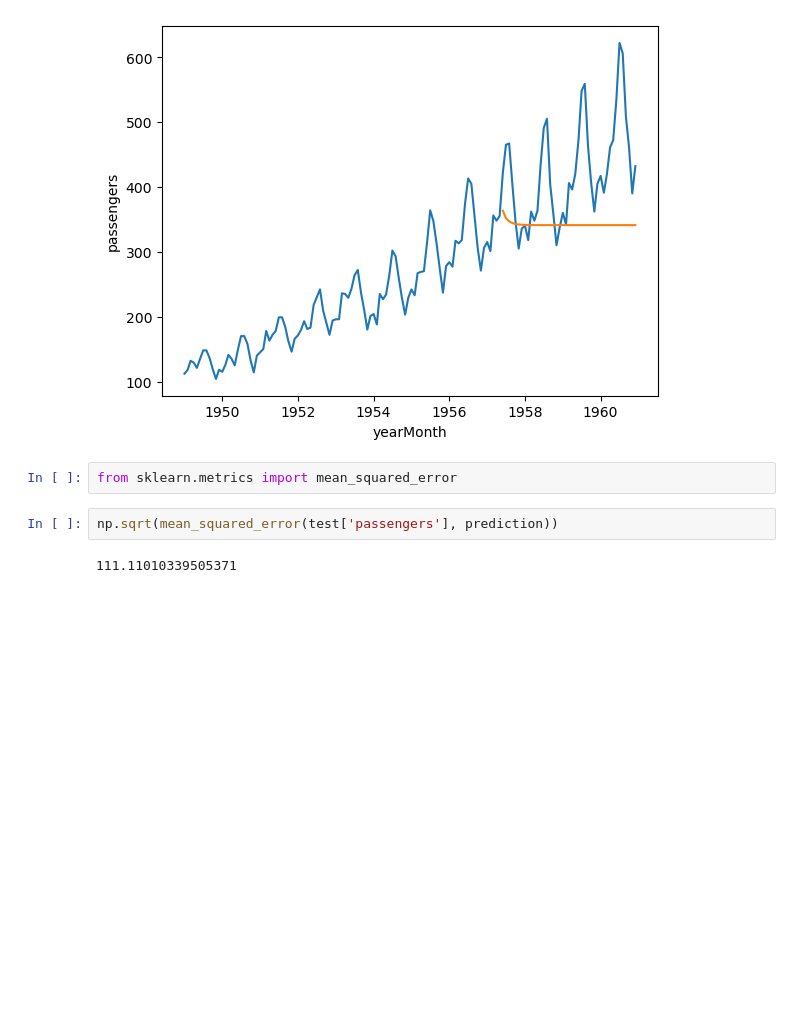
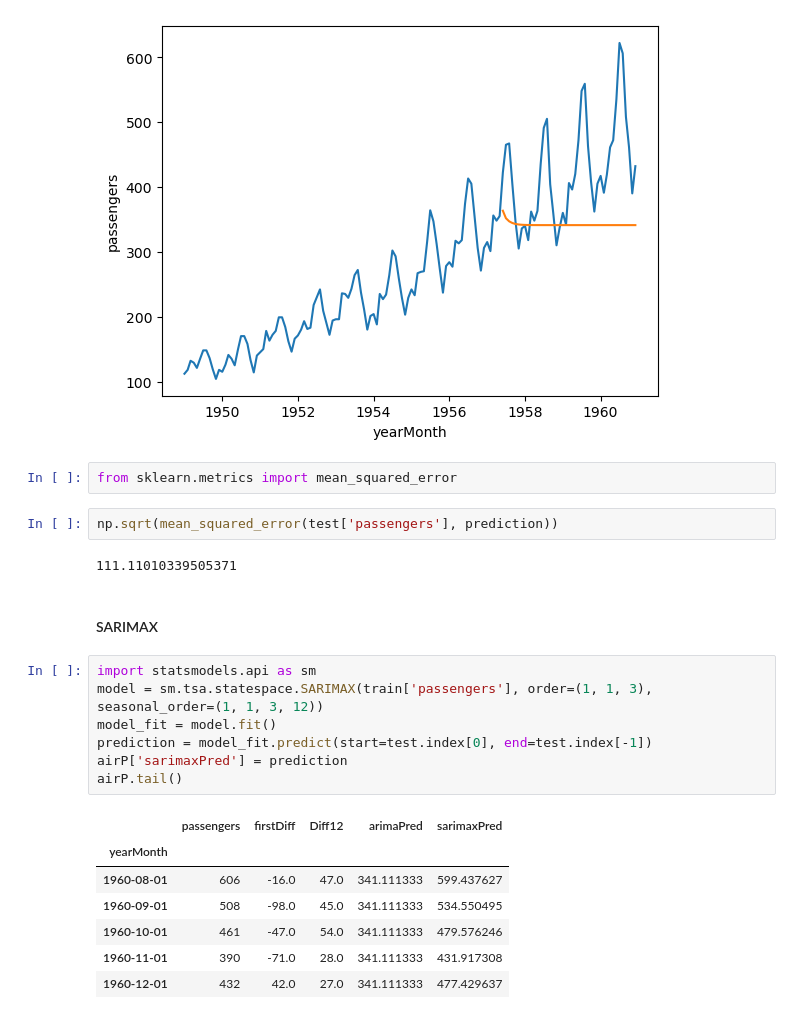
Before and after one commit to diligejy/timeseries, a Jupyter notebook: Learnerea/lec1.ipynb, the cells around one changed output. Drawn from its saved outputs; the diff is of its cells as text; blank space fills up the shorter version.

```diff
--- a/Learnerea/lec1.ipynb
+++ b/Learnerea/lec1.ipynb
@@ -464,3 +464,20 @@ from sklearn.metrics import mean_squared_error
 np.sqrt(mean_squared_error(test['passengers'], prediction))
 # %% [output]
 111.11010339505371
+# %% [markdown]
+#### SARIMAX
+# %%
+import statsmodels.api as sm
+model = sm.tsa.statespace.SARIMAX(train['passengers'], order=(1, 1, 3), seasonal_order=(1, 1, 3, 12))
+model_fit = model.fit()
+prediction = model_fit.predict(start=test.index[0], end=test.index[-1])
+airP['sarimaxPred'] = prediction
+airP.tail()
+# %% [output]
+|  | passengers | firstDiff | Diff12 | arimaPred | sarimaxPred |
+| yearMonth |  |  |  |  |  |
+| 1960-08-01 | 606 | -16.0 | 47.0 | 341.111333 | 599.437627 |
+| 1960-09-01 | 508 | -98.0 | 45.0 | 341.111333 | 534.550495 |
+| 1960-10-01 | 461 | -47.0 | 54.0 | 341.111333 | 479.576246 |
+| 1960-11-01 | 390 | -71.0 | 28.0 | 341.111333 | 431.917308 |
+| 1960-12-01 | 432 | 42.0 | 27.0 | 341.111333 | 477.429637 |
```
Also changed, not shown: parts of 9 cells of this notebook.
